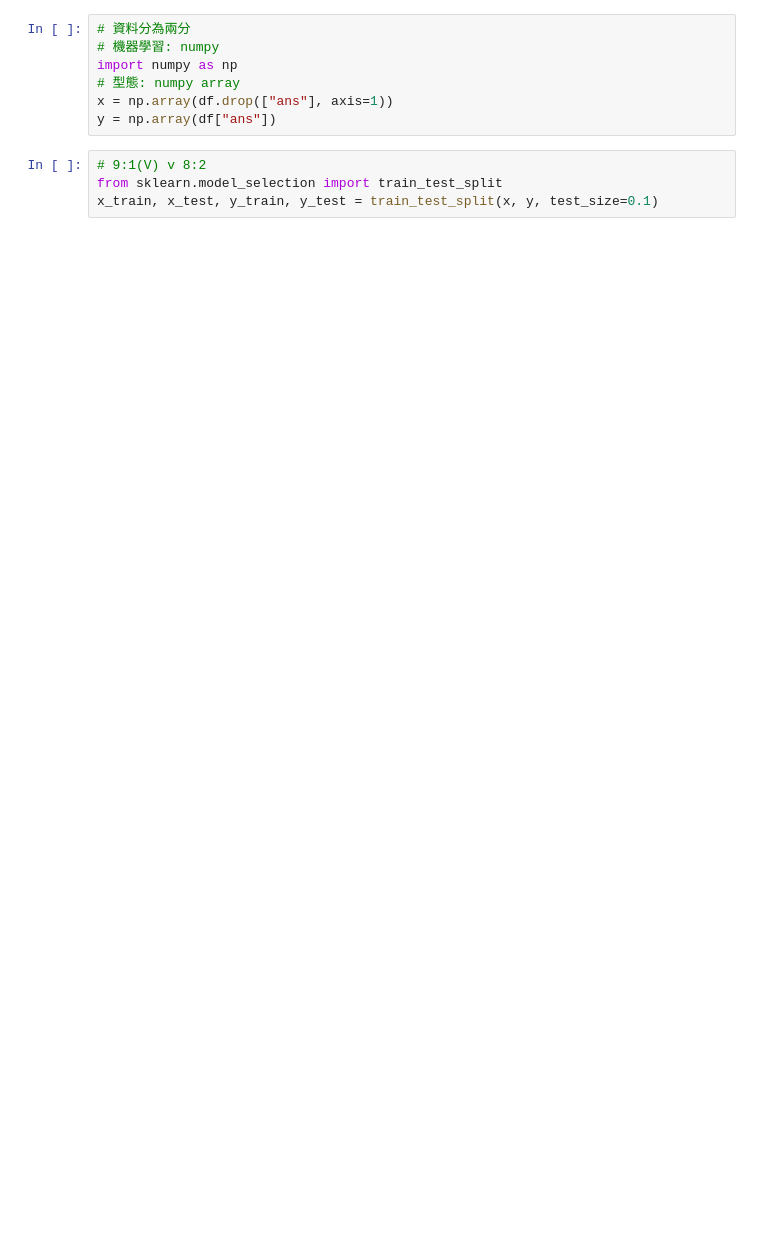
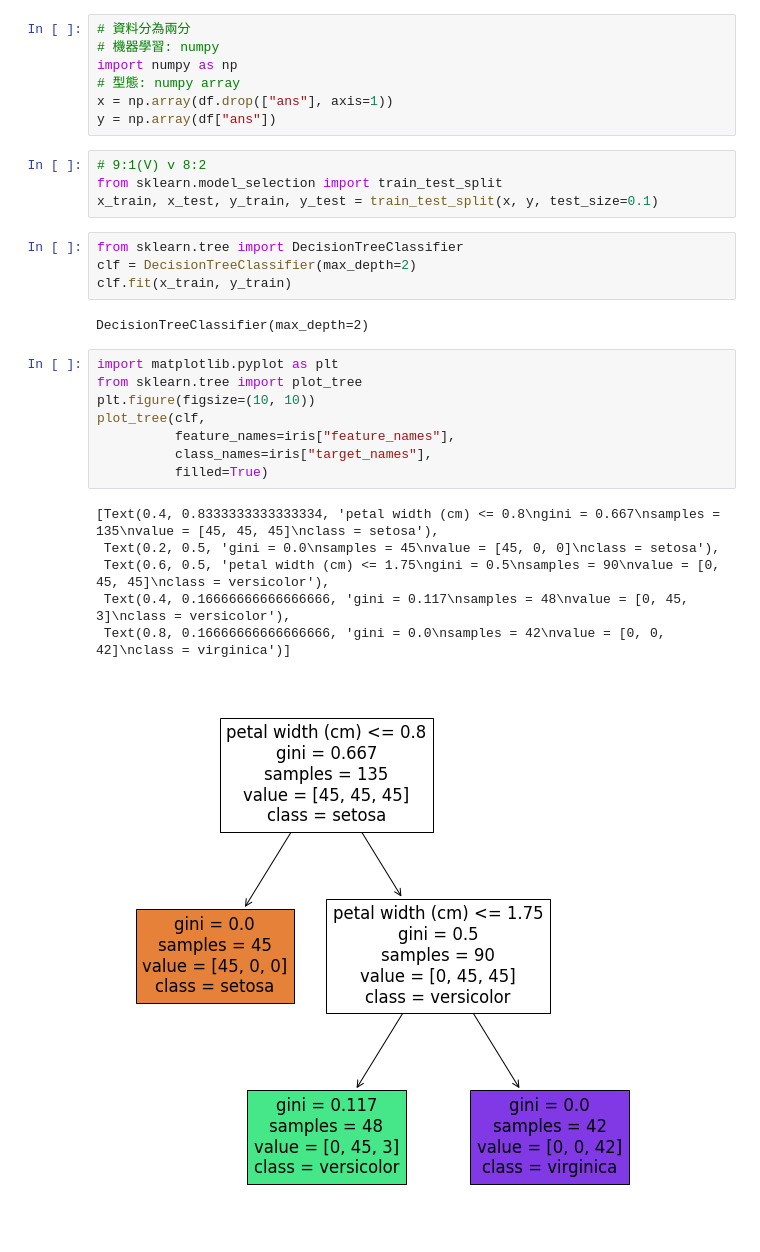
Before and after one commit to MQsparrow/ml_prac, a Jupyter notebook: classification.ipynb, the cells around one changed output. Saved outputs shown, nothing was run; the diff lists cells and outputs as text; blank space fills up the shorter version.

```diff
--- a/classification.ipynb
+++ b/classification.ipynb
@@ -24,3 +38,24 @@ y = np.array(df["ans"])
 # 9:1(V) v 8:2
 from sklearn.model_selection import train_test_split
 x_train, x_test, y_train, y_test = train_test_split(x, y, test_size=0.1)
+# %%
+from sklearn.tree import DecisionTreeClassifier
+clf = DecisionTreeClassifier(max_depth=2)
+clf.fit(x_train, y_train)
+# %% [output]
+DecisionTreeClassifier(max_depth=2)
+# %%
+import matplotlib.pyplot as plt
+from sklearn.tree import plot_tree
+plt.figure(figsize=(10, 10))
+plot_tree(clf,
+          feature_names=iris["feature_names"],
+          class_names=iris["target_names"],
+          filled=True)
+# %% [output]
+[Text(0.4, 0.8333333333333334, 'petal width (cm) <= 0.8\ngini = 0.667\nsamples = 135\nvalue = [45, 45, 45]\nclass = setosa'),
+ Text(0.2, 0.5, 'gini = 0.0\nsamples = 45\nvalue = [45, 0, 0]\nclass = setosa'),
+ Text(0.6, 0.5, 'petal width (cm) <= 1.75\ngini = 0.5\nsamples = 90\nvalue = [0, 45, 45]\nclass = versicolor'),
+ Text(0.4, 0.16666666666666666, 'gini = 0.117\nsamples = 48\nvalue = [0, 45, 3]\nclass = versicolor'),
+ Text(0.8, 0.16666666666666666, 'gini = 0.0\nsamples = 42\nvalue = [0, 0, 42]\nclass = virginica')]
+[figure, added]
```
Also changed, not shown: parts of 2 cells of this notebook.
